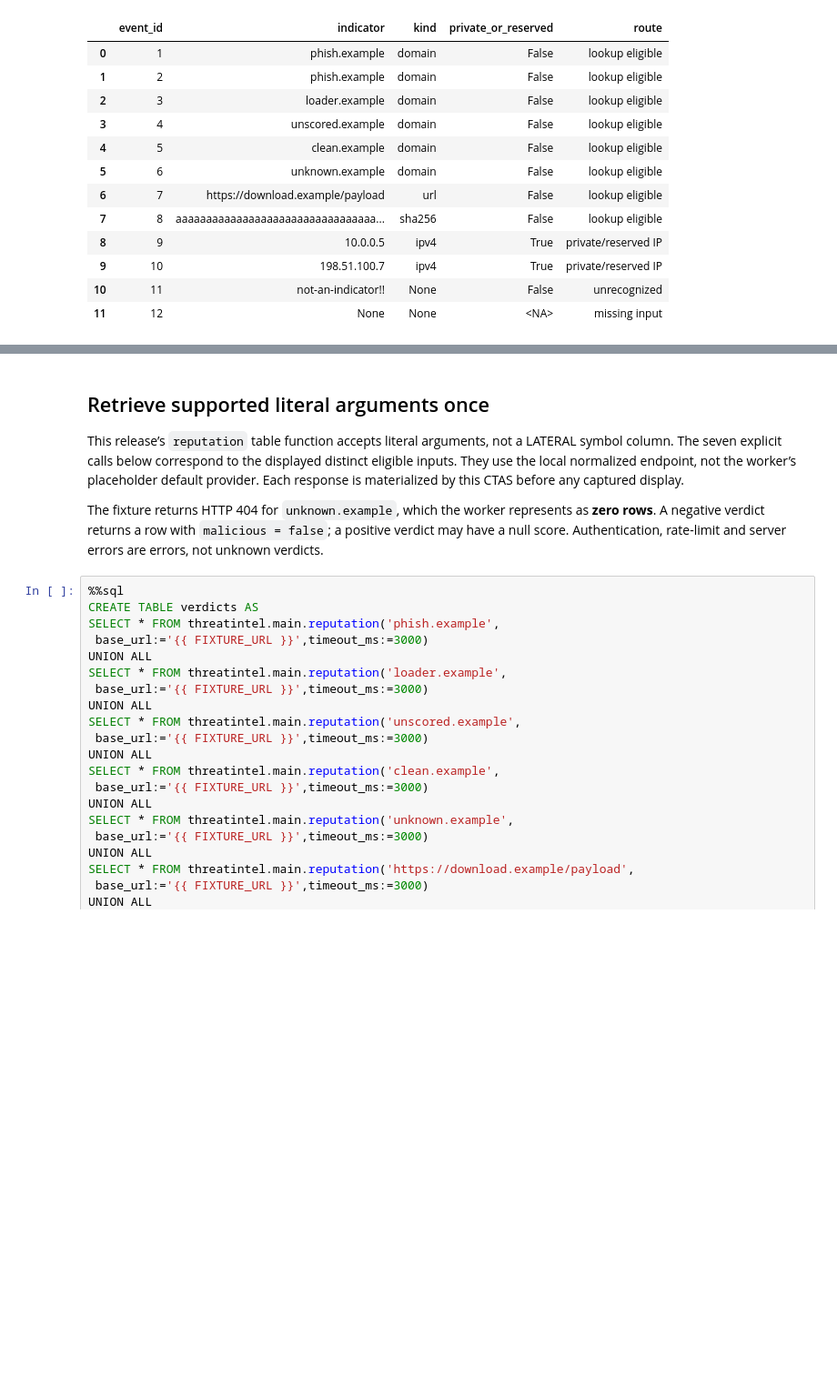
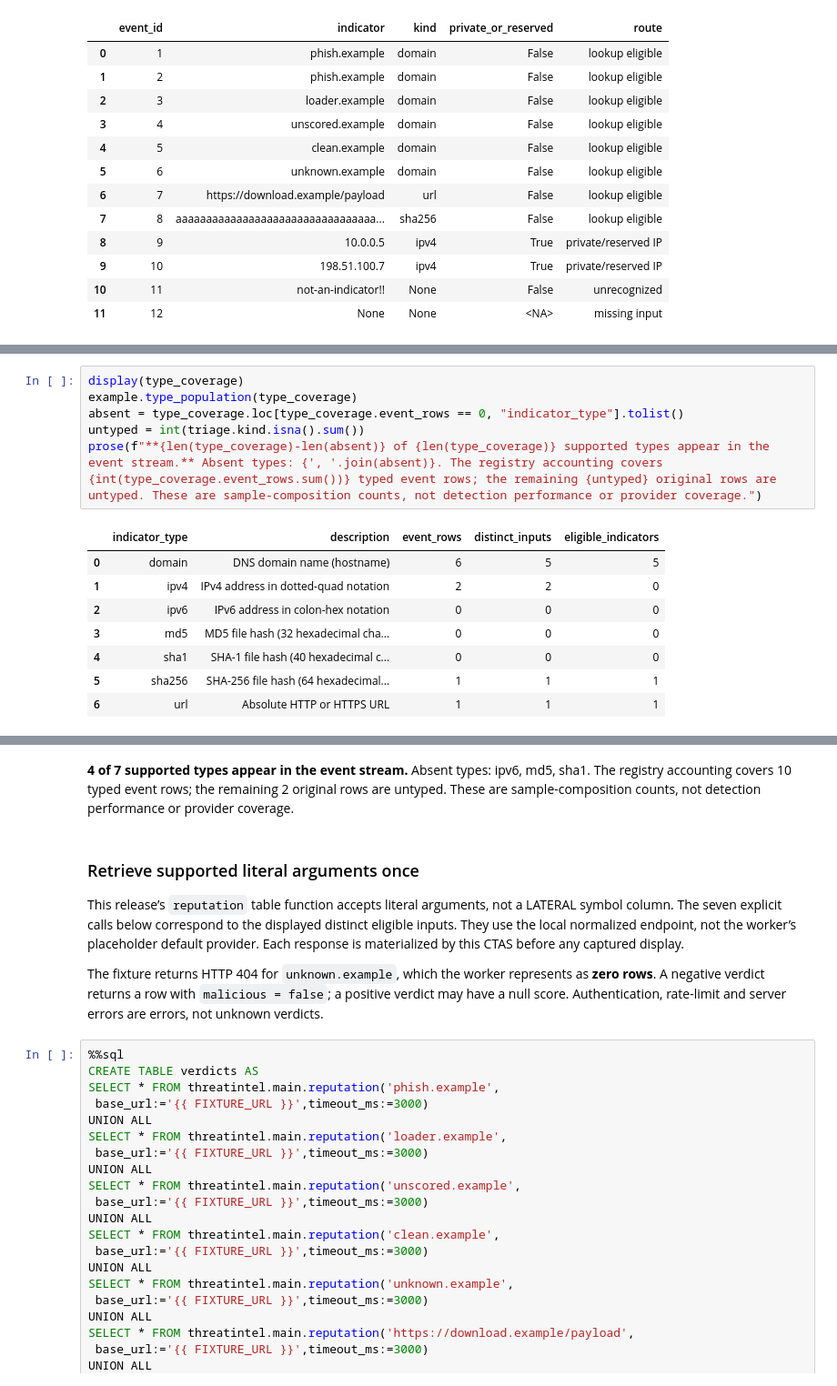
Before and after one commit to Query-farm/vgi-threatintel, a Jupyter notebook: notebooks/01_triage_reputation_and_unknowns.ipynb, the cells around one changed output, grey strips where cells are left out. Shown at 91% size. Cells and saved outputs as stored; diff of their text form; blank space fills up the shorter version.

```diff
--- a/notebooks/01_triage_reputation_and_unknowns.ipynb
+++ b/notebooks/01_triage_reputation_and_unknowns.ipynb
@@ -85,0 +108,15 @@ display(triage)
+# %%
+display(type_coverage)
+example.type_population(type_coverage)
+absent = type_coverage.loc[type_coverage.event_rows == 0, "indicator_type"].tolist()
+untyped = int(triage.kind.isna().sum())
+prose(f"**{len(type_coverage)-len(absent)} of {len(type_coverage)} supported types appear in the event stream.** Absent types: {', '.join(absent)}. The registry accounting covers {int(type_coverage.event_rows.sum())} typed event rows; the remaining {untyped} original rows are untyped. These are sample-composition counts, not detection performance or provider coverage.")
+# %% [output]
+|  | indicator_type | description | event_rows | distinct_inputs | eligible_indicators |
+| 0 | domain | DNS domain name (hostname) | 6 | 5 | 5 |
+| 1 | ipv4 | IPv4 address in dotted-quad notation | 2 | 2 | 0 |
+| 2 | ipv6 | IPv6 address in colon-hex notation | 0 | 0 | 0 |
+| 3 | md5 | MD5 file hash (32 hexadecimal cha... | 0 | 0 | 0 |
+| 4 | sha1 | SHA-1 file hash (40 hexadecimal c... | 0 | 0 | 0 |
+| 5 | sha256 | SHA-256 file hash (64 hexadecimal... | 1 | 1 | 1 |
+| 6 | url | Absolute HTTP or HTTPS URL | 1 | 1 | 1 |
@@ -86,5 +124,6 @@ display(triage)
+**4 of 7 supported types appear in the event stream.** Absent types: ipv6, md5, sha1. The registry accounting covers 10 typed event rows; the remaining 2 original rows are untyped. These are sample-composition counts, not detection performance or provider coverage.
 # %% [markdown]
-## Retrieve supported literal arguments once
+### Retrieve supported literal arguments once
 
 This release’s `reputation` table function accepts literal arguments, not a LATERAL symbol column. The seven explicit calls below correspond to the displayed distinct eligible inputs. They use the local normalized endpoint, not the worker’s placeholder default provider. Each response is materialized by this CTAS before any captured display.
 
```
Also changed, not shown: parts of 25 cells of this notebook, 11 other files.
